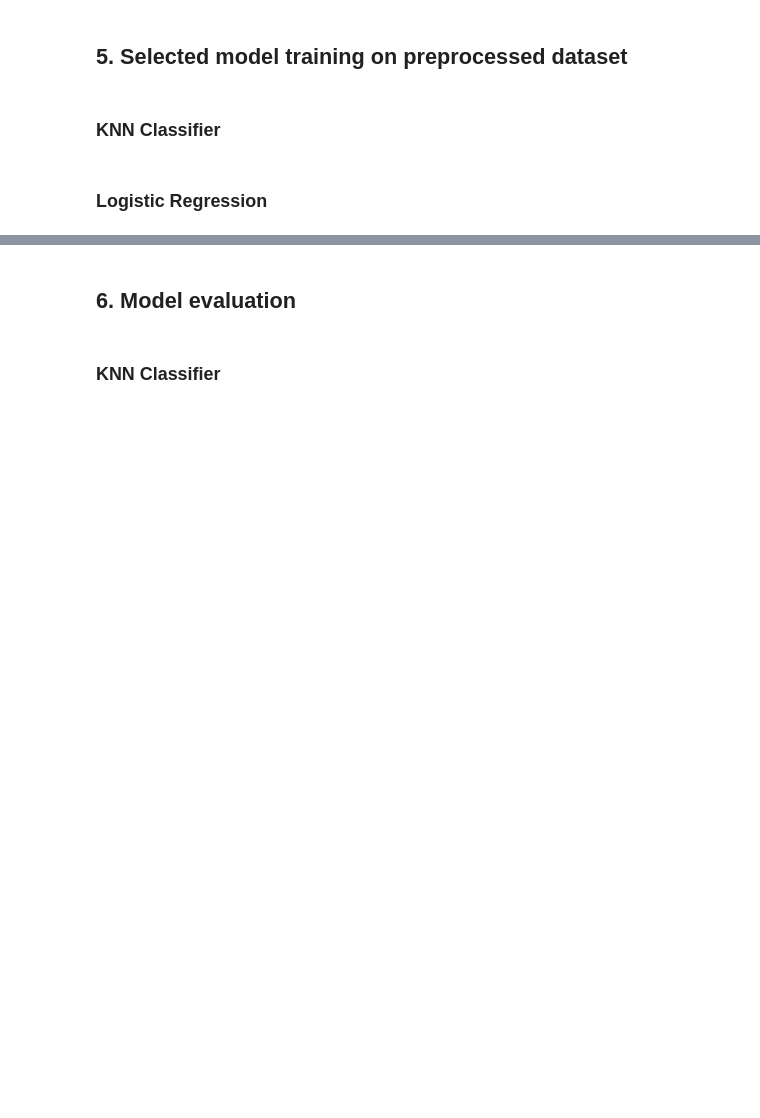
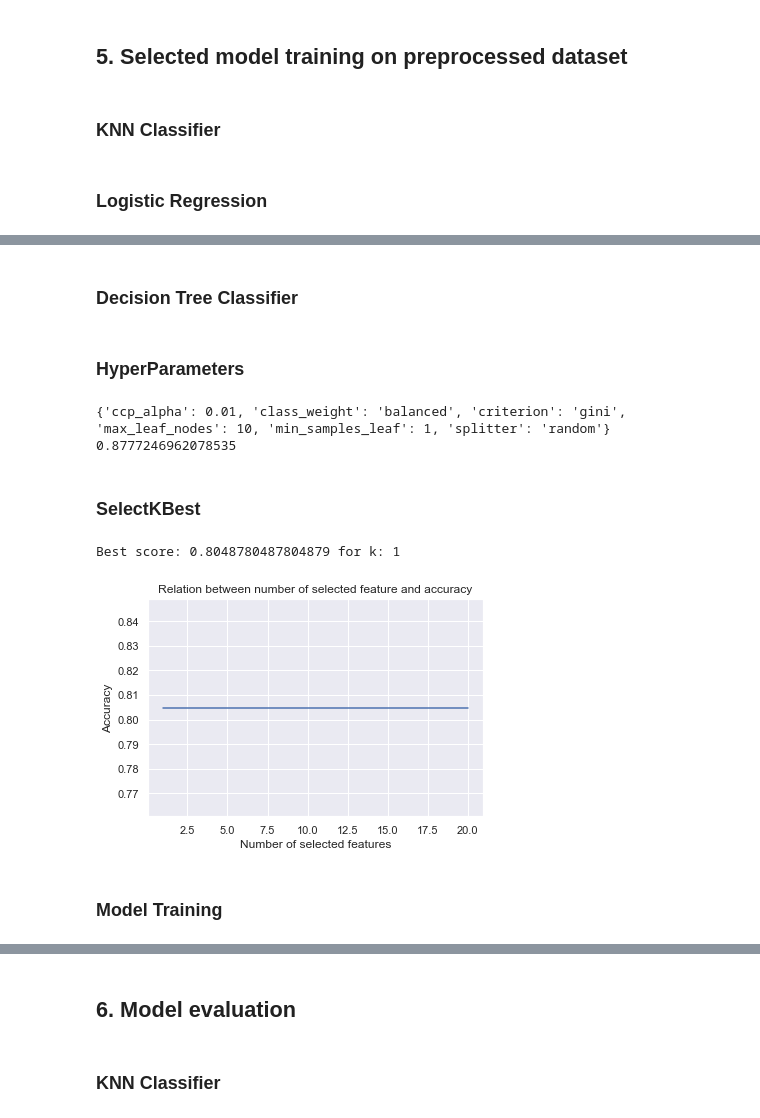
Before and after one commit to michalmokros/IB031-Project, a Jupyter notebook: jupyter-notebooks/MLProject.ipynb, the cells around one changed output, grey strips where cells are left out. Drawn from its saved outputs; the diff is of its cells as text; code cells hidden in the pictures; blank space fills up the shorter version.

Commit message:
Merge models

```diff
--- a/jupyter-notebooks/MLProject.ipynb
+++ b/jupyter-notebooks/MLProject.ipynb
@@ -273,0 +263,3 @@ Pipeline(memory=None,
+# %%
+transformed_X = default_preprocessor.fit_transform(loan_approval_X)
+transformed_y = loan_approval_y.cat.codes
@@ -273,0 +355,56 @@ Pipeline(memory=None,
+# %% [markdown]
+### Decision Tree Classifier
+# %% [markdown]
+### HyperParameters
+# %%
+from sklearn.tree import DecisionTreeClassifier
+from sklearn.metrics import f1_score
+
+parameters = {'criterion':('gini', 'entropy'), 'splitter':('best', 'random'), 'min_samples_leaf':[1, 3, 5, 7, 10], 'max_leaf_nodes': [10, 100, 200, None], 'class_weight': ['balanced'], 'ccp_alpha':[0.0, 0.001, 0.01, 0.1, 0.3]}
+clf = GridSearchCV(DecisionTreeClassifier(), param_grid=parameters, cv=10, scoring='f1')
+
+clf_pipeline = make_pipeline(
+    default_preprocessor,
+    clf
+)
+
+result = clf_pipeline.fit(loan_approval_train_X, loan_approval_train_y.cat.codes)
+print(result[1].best_params_)
+print(result[1].best_score_)
+# %% [output]
+{'ccp_alpha': 0.01, 'class_weight': 'balanced', 'criterion': 'gini', 'max_leaf_nodes': 10, 'min_samples_leaf': 1, 'splitter': 'random'}
+0.8777246962078535
+# %% [markdown]
+### SelectKBest
+# %%
+scores = []
+ks = list(range(1, 21))
+
+for k in ks:
+    dt_select_pipeline = make_pipeline(
+        default_preprocessor,
+        SelectKBest(k=k),
+        DecisionTreeClassifier(
+            ccp_alpha=result[1].best_params_['ccp_alpha'],
+            class_weight='balanced',
+            criterion=result[1].best_params_['criterion'],
+            max_leaf_nodes=result[1].best_params_['max_leaf_nodes'],
+            min_samples_leaf=result[1].best_params_['min_samples_leaf'],
+            splitter=result[1].best_params_['splitter']
+        ),
+    )
+
+    dt_select_pipeline.fit(loan_approval_train_X, loan_approval_train_y)
+    scores.append(dt_select_pipeline.score(loan_approval_test_X, loan_approval_test_y))
+
+print("Best score:", max(scores), "for k:", ks[scores.index(max(scores))])
+ax = sns.lineplot(x=ks, y=scores)
+ax.set_title("Relation between number of selected feature and accuracy")
+ax.set_xlabel("Number of selected features")
+ax.set_ylabel("Accuracy")
+plt.show()
+# %% [output]
+Best score: 0.8048780487804879 for k: 1
+[figure, added]
+# %% [markdown]
+### Model Training
```
Also changed, not shown: parts of 20 cells of this notebook.
